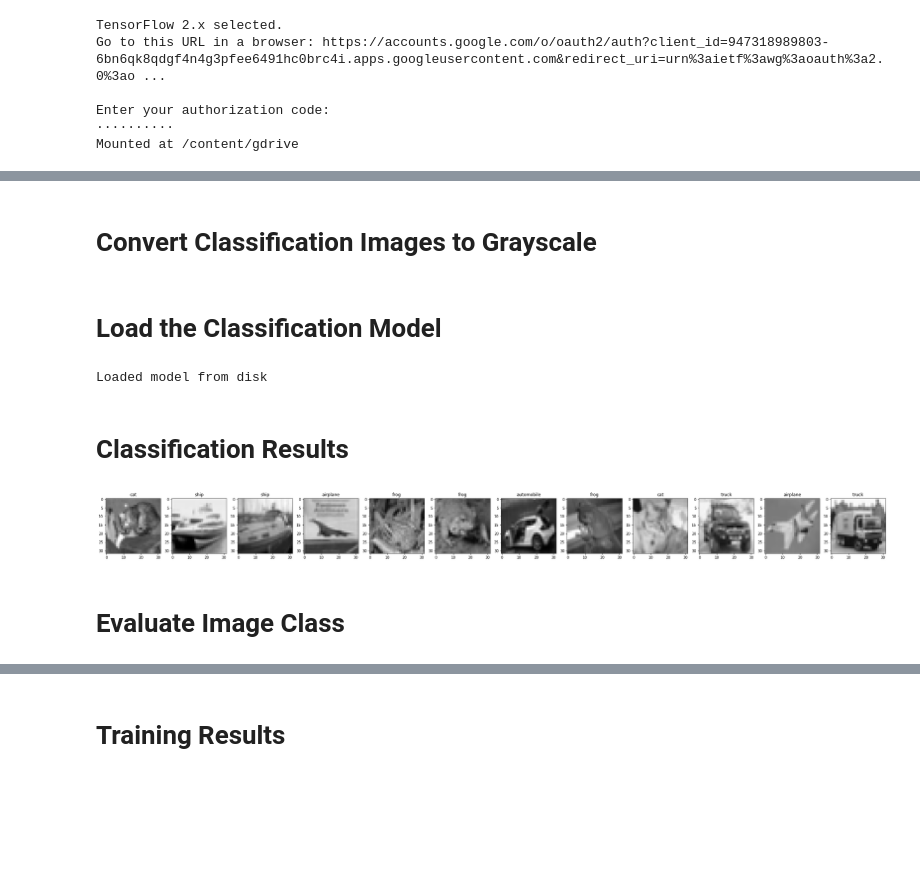
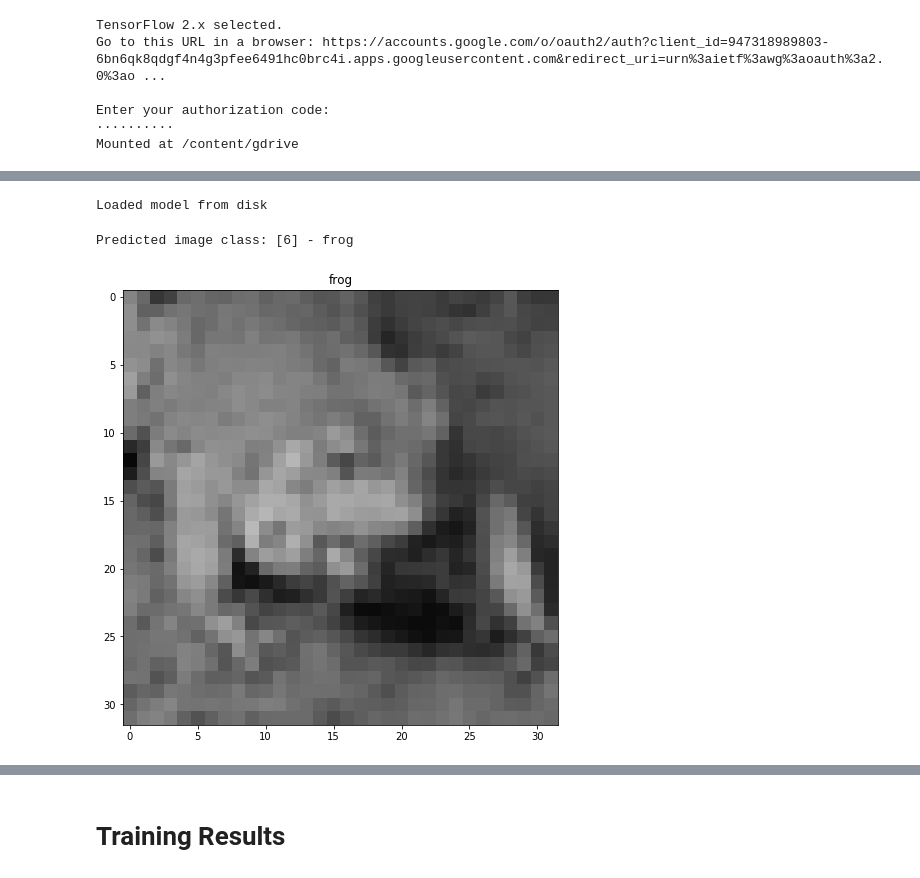
Before and after one commit to conwayjw97/Image-Colourisation-with-Deep-Learning, a Jupyter notebook: src/CGANCifar10.ipynb, the cells around one changed output, grey strips where cells are left out. Cells and saved outputs as stored; diff of their text form; code cells hidden in the pictures; blank space fills up the shorter version.

```diff
--- a/src/CGANCifar10.ipynb
+++ b/src/CGANCifar10.ipynb
@@ -7,6 +5,6 @@ IMAGE_COUNT = 50000
 TRAINING_IMAGE = 0
 TEST_IMAGE = 0
 BATCH_SIZE = 1000
-COLOURISATION_EPOCHS = 1000
+TRAINING_EPOCHS = 400
 LOAD_COLOURISATION_MODEL = False
-INPUT_IMAGE = 10
+INPUT_IMAGE = 5
@@ -54,10 +48,6 @@ Downloading data from https://www.cs.toronto.edu/~kriz/cifar-10-python.tar.gz
-# %% [markdown]
-# Convert Classification Images to Grayscale
 # %%
 train_gray_images = tf.image.rgb_to_grayscale(train_images[:IMAGE_COUNT])
 test_gray_images = tf.image.rgb_to_grayscale(test_images[:IMAGE_COUNT])
-# %% [markdown]
-# Load the Classification Model
 # %%
 model_dir = os.path.dirname(base_dir + "classification.h5")
 
@@ -73,20 +63,19 @@ classification_model.compile(optimizer=opt, loss='categorical_crossentropy', met
 print("Loaded model from disk")
 # %% [output]
 Loaded model from disk
-# %% [markdown]
-# Classification Results
 # %%
 image_labels = ["airplane", "automobile", "bird", "cat", "deer", "dog", "frog", "horse", "ship", "truck"]
 
-output_count = 12
+result = classification_model.predict_classes(tf.expand_dims(test_gray_images[INPUT_IMAGE], 0))
+print("Predicted image class:", result, "-", image_labels[int(result)])
+fig = plt.figure(figsize=(8,8))
+plt.title(image_labels[int(result)])
+plt.imshow(tf.image.grayscale_to_rgb(test_gray_images[INPUT_IMAGE]))
 
-fig = plt.figure(figsize=(39,39))
-for i in range(output_count):
-  result = classification_model.predict_classes(tf.expand_dims(test_gray_images[i], 0))
-  fig.add_subplot(1,output_count,i+1)
-  plt.title(image_labels[int(result)])
-  plt.imshow(tf.image.grayscale_to_rgb(test_gray_images[i]))
+class_train_indices = np.argwhere(train_labels == result)
+class_train_images = train_images[class_train_indices[:,0]]
+class_test_indices = np.argwhere(test_labels == result)
+class_test_images = test_images[class_test_indices[:,0]]
 # %% [output]
+Predicted image class: [6] - frog
-[figure, old version]
+[figure, new version]
-# %% [markdown]
-# Evaluate Image Class
```
Also changed, not shown: parts of 22 cells of this notebook.
